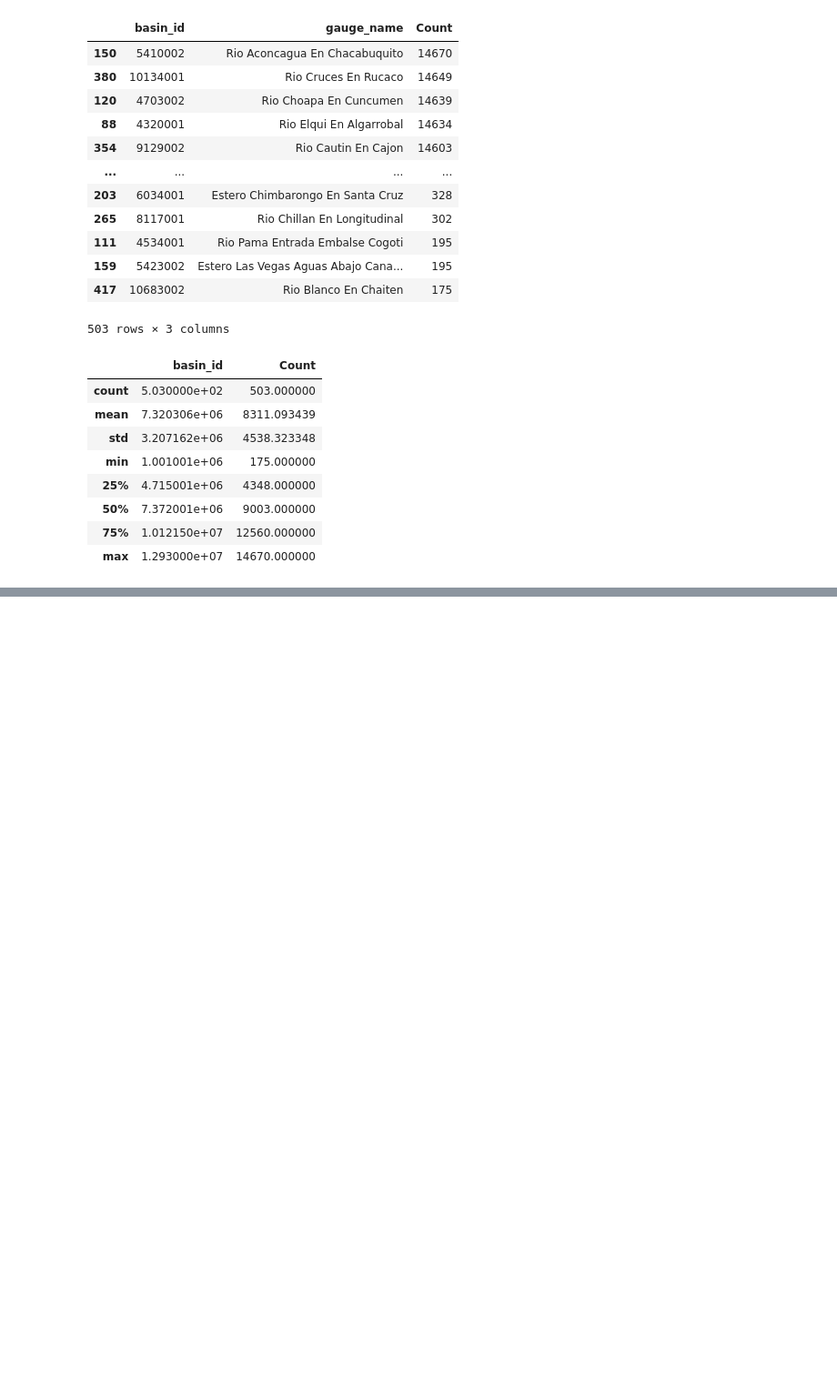
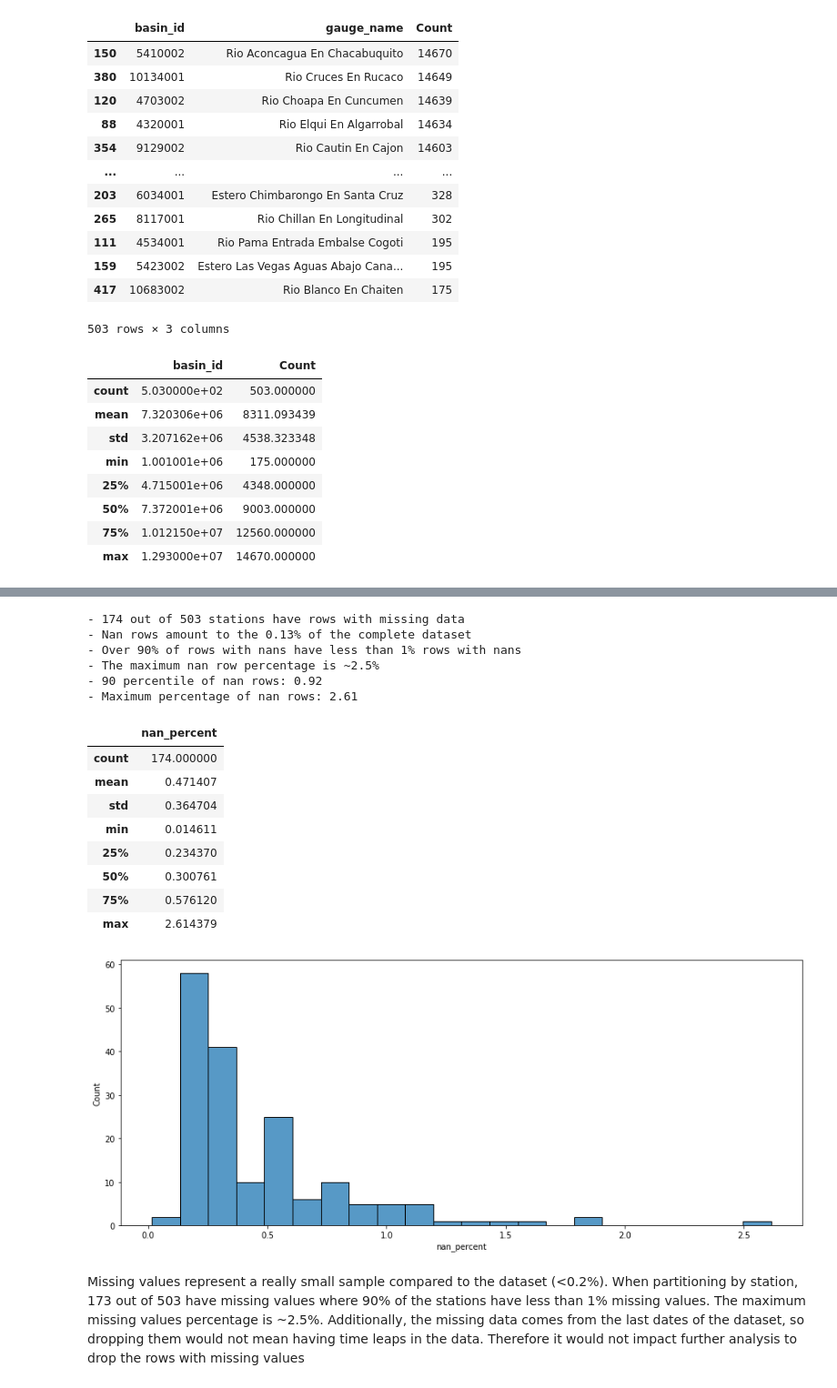
Before and after one commit to igonzalezperez/watershed_challenge, a Jupyter notebook: watershed_challenge.ipynb, the cells around one changed output, grey strips where cells are left out. Shown at 91% size. Cells and saved outputs as stored; diff of their text form; code cells hidden in the pictures; blank space fills up the shorter version.

```diff
--- a/watershed_challenge.ipynb
+++ b/watershed_challenge.ipynb
@@ -116,0 +295,5 @@ data_count_per_station.describe()
+# %%
+# Missing data by station
+nan_data = data[data.isnull().any(axis=1)]['gauge_name'].value_counts().rename('nan_count')  # missing data by station
+nan_stations = nan_data.index.tolist()
+nan_data
@@ -116,0 +313,34 @@ data_count_per_station.describe()
+# %%
+# Get % of missing values per station
+data_count = data.loc[data['gauge_name'].isin(nan_stations), 'gauge_name'].value_counts().rename('count')
+df_nan = pd.concat([data_count, nan_data], axis=1)
+df_nan['nan_percent'] = df_nan['nan_count'] / df_nan['count'] * 100
+plt.figure(figsize=((15, 6)))
+sns.histplot(df_nan['nan_percent'], kde=False)
+
+print(f"- {len(nan_stations)} out of {len(data['gauge_name'].unique())} stations have rows with missing data")
+print(f"- Nan rows amount to the {len(nan_rows) / len(data) * 100:.2f}% of the complete dataset")
+print(f"- Over 90% of rows with nans have less than 1% rows with nans")
+print(f"- The maximum nan row percentage is ~2.5%")
+print(f"- 90 percentile of nan rows: {df_nan['nan_percent'].quantile(.9):.2f}")
+print(f"- Maximum percentage of nan rows: {df_nan['nan_percent'].max():.2f}")
+df_nan[['nan_percent']].describe()
+# %% [output]
+- 174 out of 503 stations have rows with missing data
+- Nan rows amount to the 0.13% of the complete dataset
+- Over 90% of rows with nans have less than 1% rows with nans
+- The maximum nan row percentage is ~2.5%
+- 90 percentile of nan rows: 0.92
+- Maximum percentage of nan rows: 2.61
+|  | nan_percent |
+| count | 174.000000 |
+| mean | 0.471407 |
+| std | 0.364704 |
+| min | 0.014611 |
+| 25% | 0.234370 |
+| 50% | 0.300761 |
+| 75% | 0.576120 |
+| max | 2.614379 |
+[figure, added]
+# %% [markdown]
+Missing values represent a really small sample compared to the dataset (<0.2%). When partitioning by station, 173 out of 503 have missing values where 90% of the stations have less than 1% missing values. The maximum missing values percentage is ~2.5%. Additionally, the missing data comes from the last dates of the dataset, so dropping them would not mean having time leaps in the data. Therefore it would not impact further analysis to drop the rows with missing values
```
Also changed, not shown: parts of 21 cells of this notebook.
